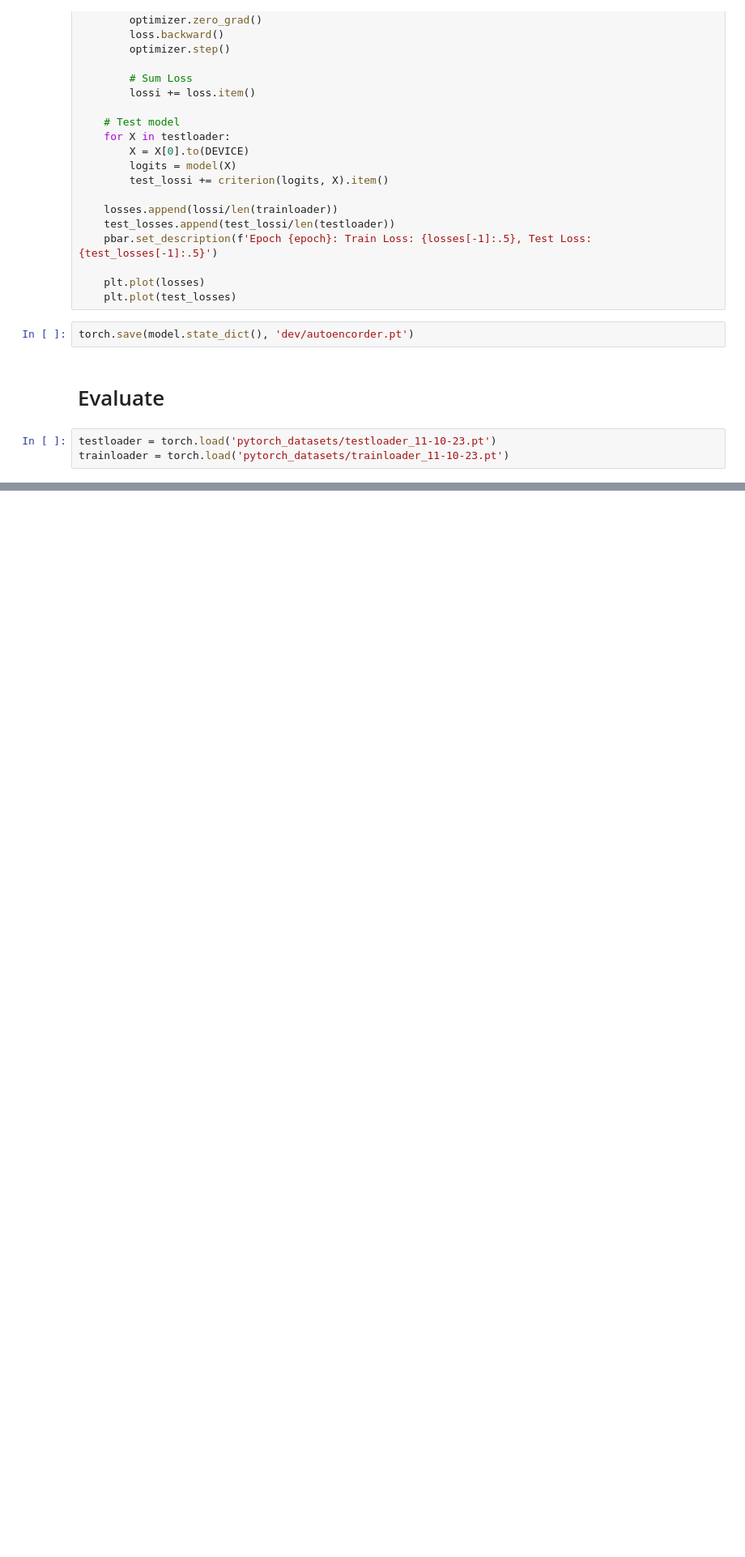
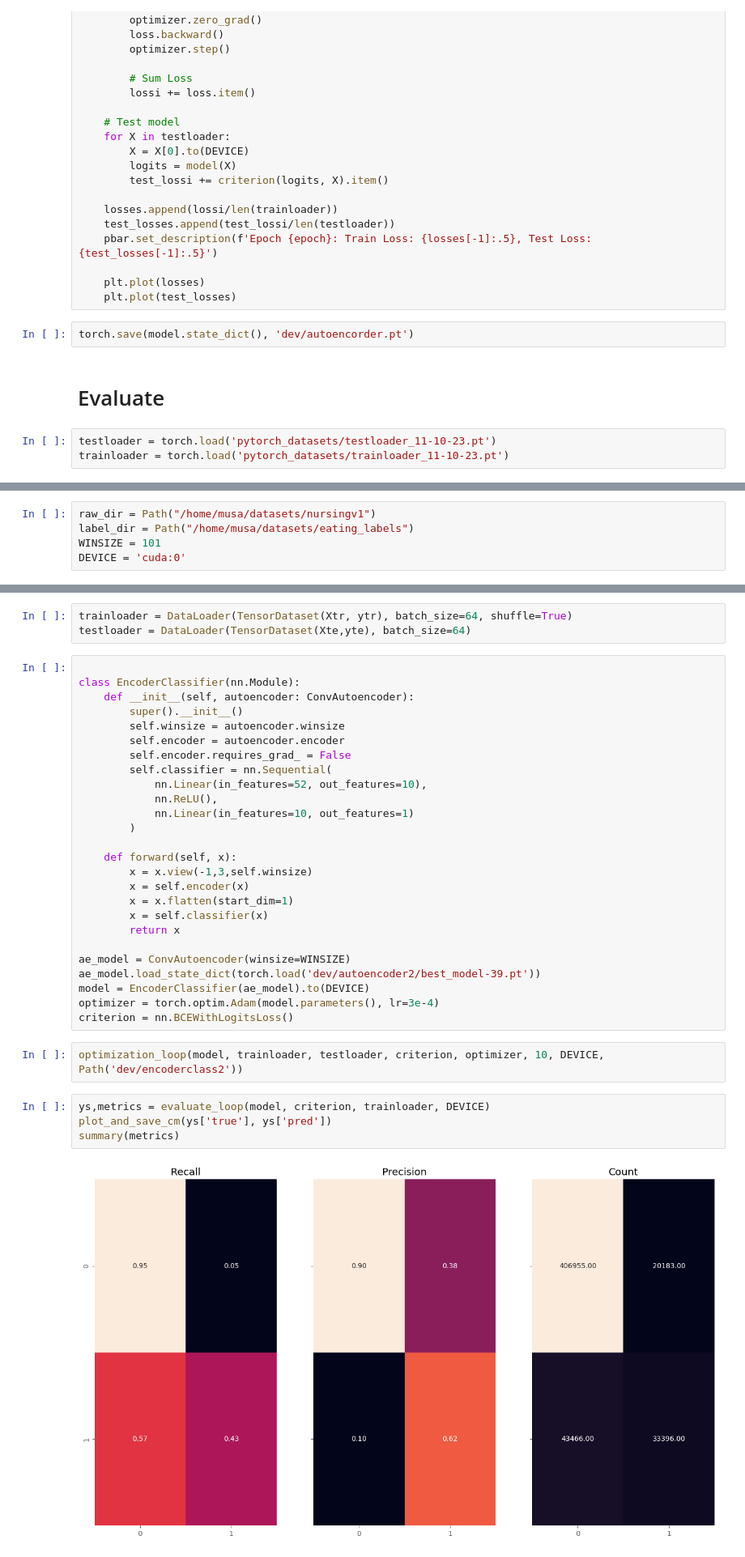
Before and after one commit to Musa-Azeem/eating-detection, a Jupyter notebook: autoencoder.ipynb, the cells around one changed output, grey strips where cells are left out. Shown at 81% size. Cells and saved outputs as stored; diff of their text form; blank space fills up the shorter version.

Commit message:
encoderclassifier

```diff
--- a/autoencoder.ipynb
+++ b/autoencoder.ipynb
@@ -204,0 +191,5 @@ fig.show(renderer='browser')
+# %%
+raw_dir = Path("/home/musa/datasets/nursingv1")
+label_dir = Path("/home/musa/datasets/eating_labels")
+WINSIZE = 101
+DEVICE = 'cuda:0'
@@ -204,0 +223,37 @@ fig.show(renderer='browser')
+# %%
+trainloader = DataLoader(TensorDataset(Xtr, ytr), batch_size=64, shuffle=True)
+testloader = DataLoader(TensorDataset(Xte,yte), batch_size=64)
+# %%
+
+class EncoderClassifier(nn.Module):
+    def __init__(self, autoencoder: ConvAutoencoder):
+        super().__init__()
+        self.winsize = autoencoder.winsize
+        self.encoder = autoencoder.encoder
+        self.encoder.requires_grad_ = False
+        self.classifier = nn.Sequential(
+            nn.Linear(in_features=52, out_features=10),
+            nn.ReLU(),
+            nn.Linear(in_features=10, out_features=1)
+        )
+
+    def forward(self, x):
+        x = x.view(-1,3,self.winsize)
+        x = self.encoder(x)
+        x = x.flatten(start_dim=1)
+        x = self.classifier(x)
+        return x
+
+ae_model = ConvAutoencoder(winsize=WINSIZE)
+ae_model.load_state_dict(torch.load('dev/autoencoder2/best_model-39.pt'))
+model = EncoderClassifier(ae_model).to(DEVICE)
+optimizer = torch.optim.Adam(model.parameters(), lr=3e-4)
+criterion = nn.BCEWithLogitsLoss()
+# %%
+optimization_loop(model, trainloader, testloader, criterion, optimizer, 10, DEVICE, Path('dev/encoderclass2'))
+# %%
+ys,metrics = evaluate_loop(model, criterion, trainloader, DEVICE)
+plot_and_save_cm(ys['true'], ys['pred'])
+summary(metrics)
+# %% [output]
+[figure, added]
```
Also changed, not shown: parts of 18 cells of this notebook, 4 other files.
